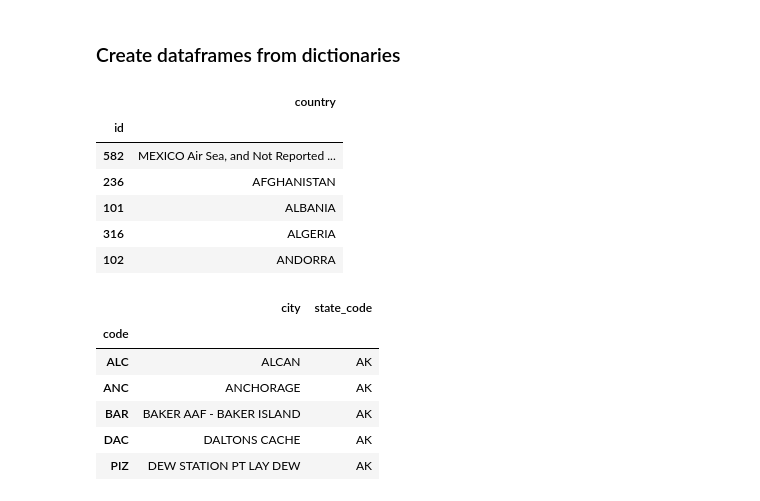
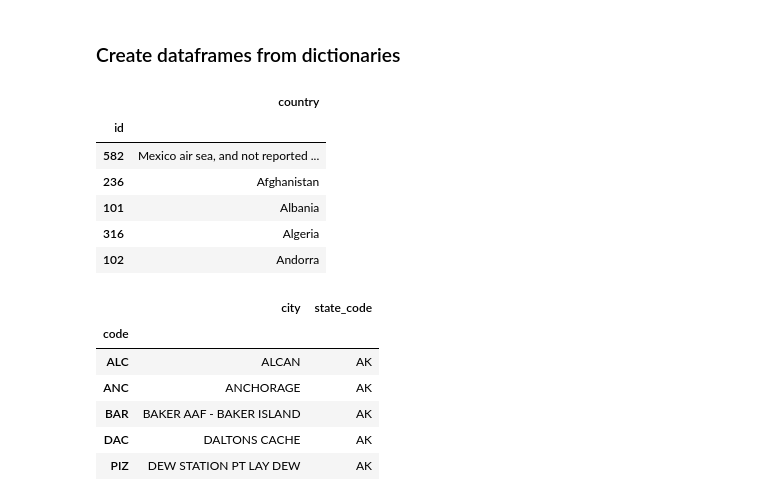
Before and after one commit to sahil350/us_immigrations, a Jupyter notebook: data_builder.ipynb, the cells around one changed output. Saved outputs shown, nothing was run; the diff lists cells and outputs as text; code cells hidden in the pictures.

Commit message:
fact and dim tables complete

```diff
--- a/data_builder.ipynb
+++ b/data_builder.ipynb
@@ -86,17 +86,17 @@ with open(i94_label_path, 'r') as fp:
 # %%
 # citi code dataframe
 citi_code_df = pd.DataFrame(citi_code)
 citi_code_df = citi_code_df.set_index('id')
-
+citi_code_df.country = citi_code_df.country.str.capitalize()
 citi_code_df.head()
 # %% [output]
 |  | country |
 | id |  |
-| 582 | MEXICO Air Sea, and Not Reported ... |
-| 236 | AFGHANISTAN |
-| 101 | ALBANIA |
-| 316 | ALGERIA |
-| 102 | ANDORRA |
+| 582 | Mexico air sea, and not reported ... |
+| 236 | Afghanistan |
+| 101 | Albania |
+| 316 | Algeria |
+| 102 | Andorra |
 # %%
 # airport dataframe
 port_df = pd.DataFrame(port)
```
Also changed, not shown: parts of 7 cells of this notebook, 2 other files.
